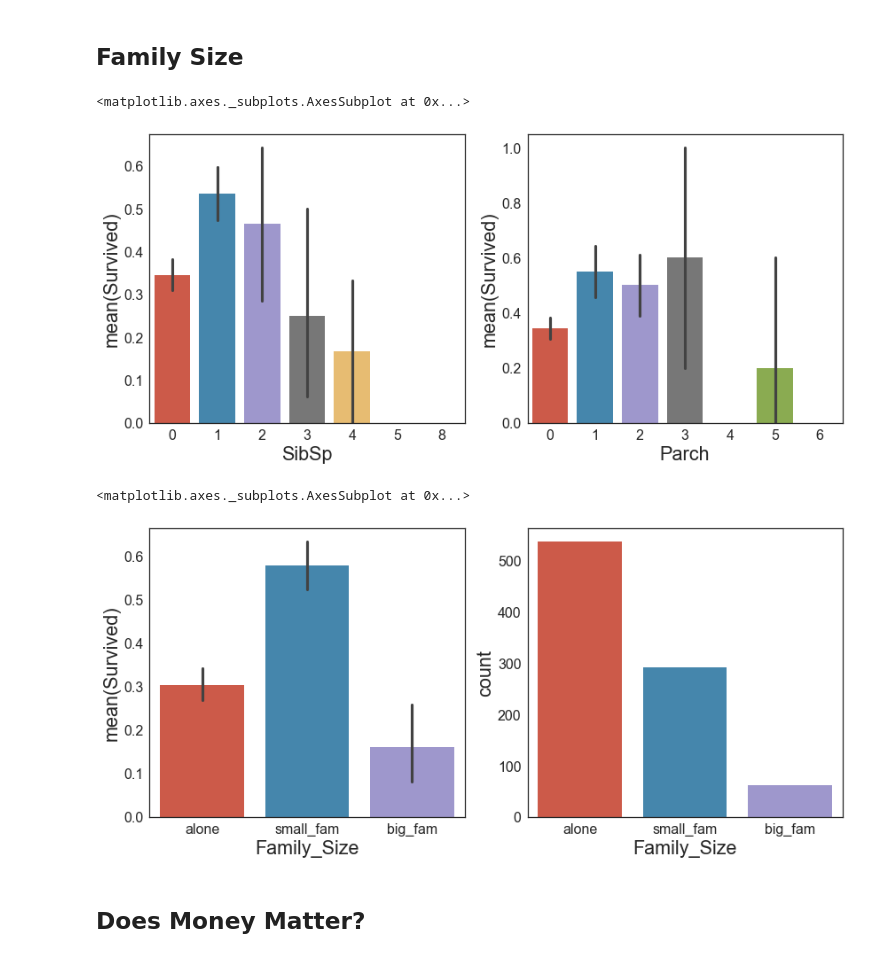
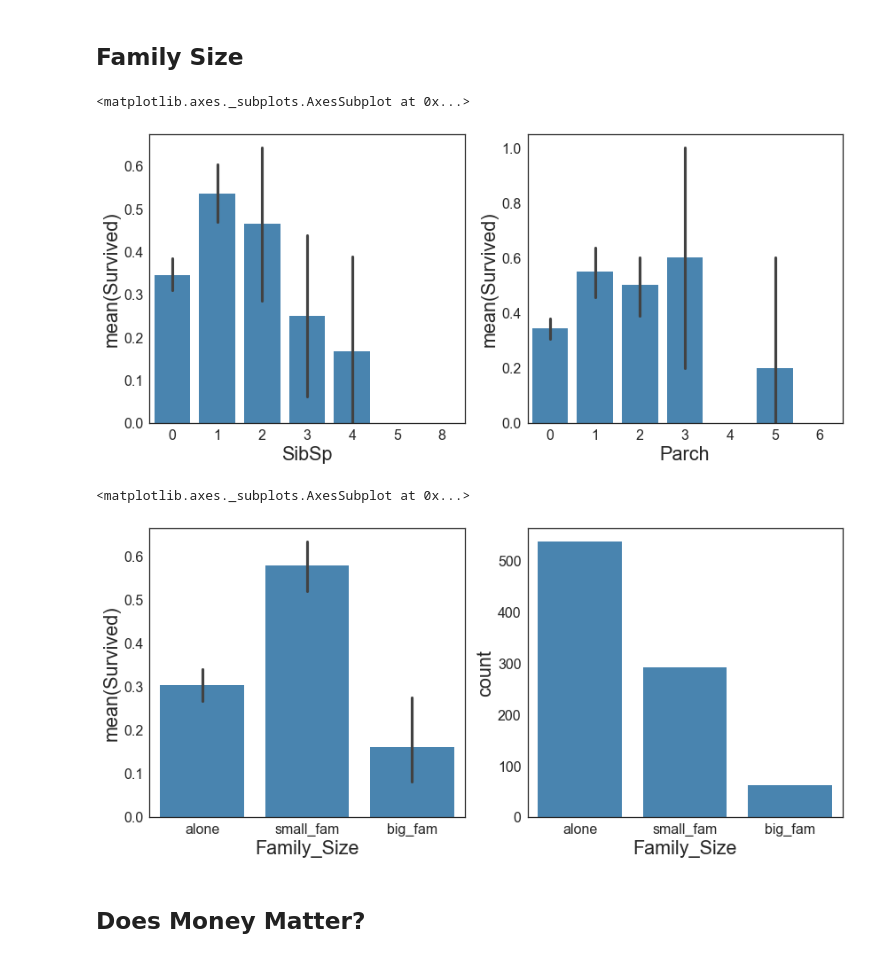
Before and after one commit to maqnius/ml, a Jupyter notebook: Titanic_sh0608.ipynb, the cells around one changed output. Drawn from its saved outputs; the diff is of its cells as text; code cells hidden in the pictures.

```diff
--- a/Titanic_sh0608.ipynb
+++ b/Titanic_sh0608.ipynb
@@ -323,18 +305,18 @@ test.loc[:, "Family_Size"] = pd.cut(test.Family_Size, [0, 1, 4, np.inf],
                                         labels=['alone', 'small_fam', 'big_fam'])
 # %%
 fig, (ax1, ax2) = plt.subplots(1, 2, figsize=(14, 6))
-sns.barplot(data=train, x = 'SibSp', y = 'Survived', ax = ax1)
-sns.barplot(data=train, x = 'Parch', y = 'Survived', ax = ax2)
+sns.barplot(data=train, x = 'SibSp', y = 'Survived', ax = ax1, palette=sns.color_palette("Blues_d", 1))
+sns.barplot(data=train, x = 'Parch', y = 'Survived', ax = ax2, palette=sns.color_palette("Blues_d", 1))
 # %% [output]
 <matplotlib.axes._subplots.AxesSubplot at 0x...>
-[figure, old version]
+[figure, new version]
 # %%
 fig, (ax1, ax2) = plt.subplots(1, 2, figsize=(14, 6))
-sns.barplot(data=train, x = 'Family_Size', y = 'Survived', ax = ax1)
-sns.countplot(data=train, x="Family_Size")
+sns.barplot(data=train, x = 'Family_Size', y = 'Survived', ax = ax1, palette=sns.color_palette("Blues_d", 1))
+sns.countplot(data=train, x="Family_Size", ax=ax2, palette=sns.color_palette("Blues_d", 1))
 # %% [output]
 <matplotlib.axes._subplots.AxesSubplot at 0x...>
-[figure, old version]
+[figure, new version]
 # %% [markdown]
 ## Does Money Matter?
 # %% [markdown]
```
Also changed, not shown: parts of 30 cells of this notebook.
